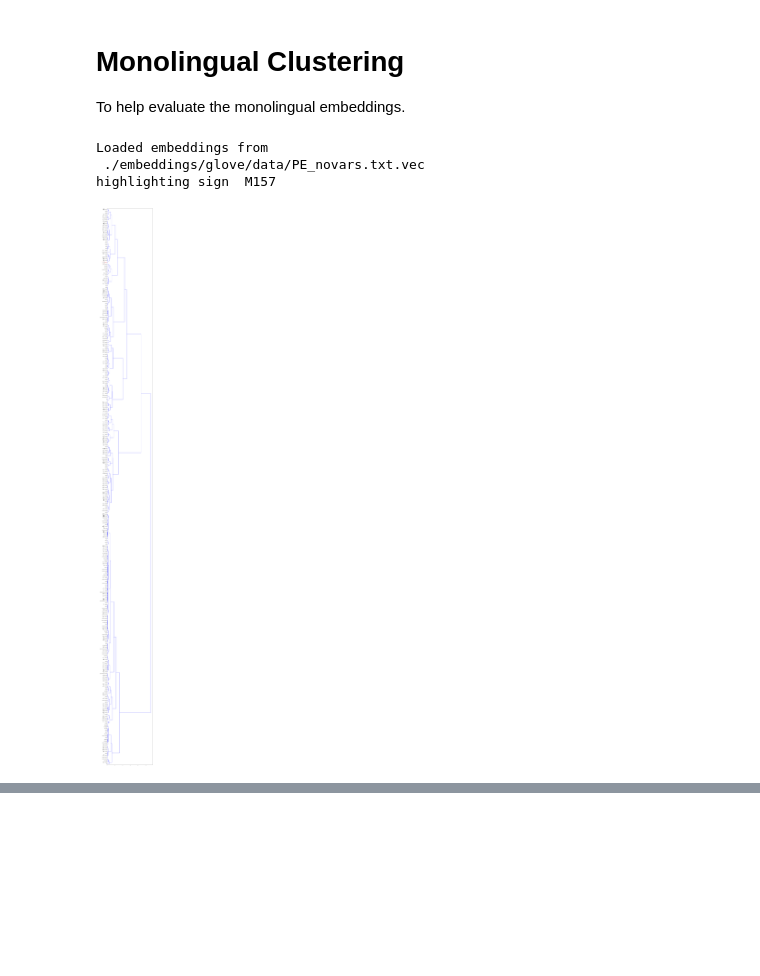
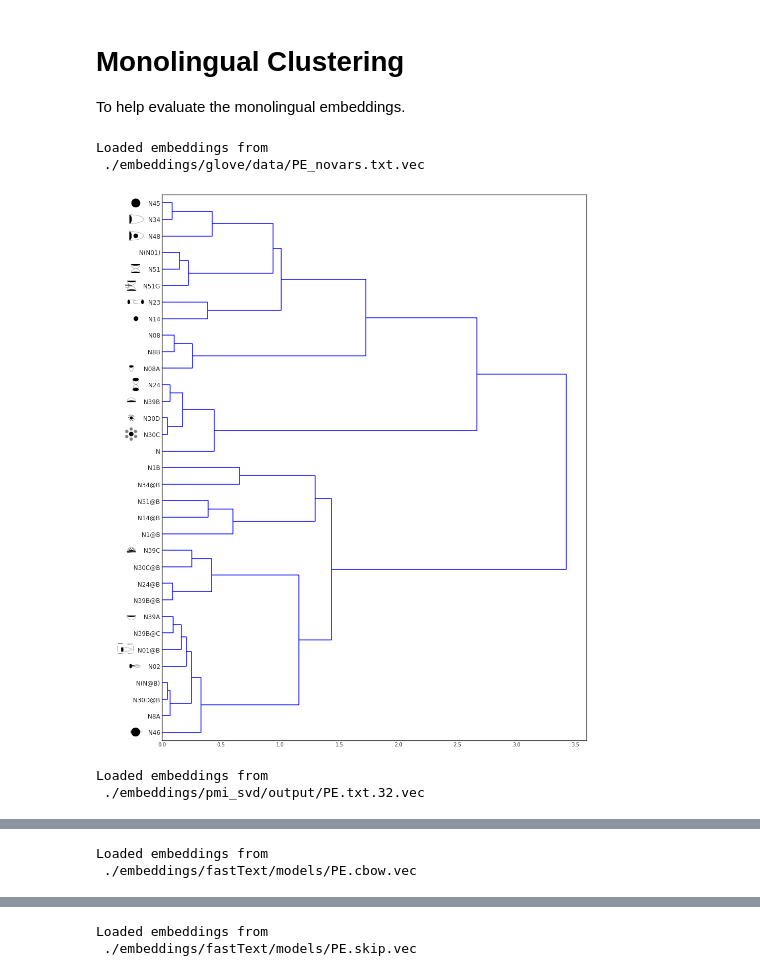
Before and after one commit to MrLogarithm/muse-visualization, a Jupyter notebook: visualize.ipynb, the cells around one changed output, grey strips where cells are left out. Saved outputs shown, nothing was run; the diff lists cells and outputs as text; code cells hidden in the pictures; blank space fills up the shorter version.

Commit message:
added comparison of clusterings over numeric signs to help evaluation

```diff
--- a/visualize.ipynb
+++ b/visualize.ipynb
@@ -47,8 +47,8 @@ dim=32
 # tgt_path = './embeddings/fastText/models/PC.skip.vec'
 
 # GloVe ###############################
-# src_path = './embeddings/glove/data/PE.txt.vec'
-# tgt_path = './embeddings/glove/data/PC.txt.vec'
+src_path = './embeddings/glove/data/PE.txt.vec'
+tgt_path = './embeddings/glove/data/PC.txt.vec'
 
 ## MUSE ############################
 # src_path = './embeddings/aligned/fastText/vectors-pe_supervised.vec'
@@ -61,8 +61,8 @@ dim=32
 # src_path = './embeddings/aligned/pmi/vectors-pe_unsupervised.vec'
 # tgt_path = './embeddings/aligned/pmi/vectors-pc_unsupervised.vec'
 # ########
-src_path = './embeddings/aligned/glove/vectors-pe_supervised.vec'
-tgt_path = './embeddings/aligned/glove/vectors-pc_supervised.vec'
+# src_path = './embeddings/aligned/glove/vectors-pe_supervised.vec'
+# tgt_path = './embeddings/aligned/glove/vectors-pc_supervised.vec'
 # src_path = './embeddings/aligned/glove/vectors-pe_unsupervised.vec'
 # tgt_path = './embeddings/aligned/glove/vectors-pc_unsupervised.vec'
 
@@ -256,19 +256,28 @@ import PIL.ImageOps
 # for src_path in ['./embeddings/pmi_svd/output/PE_nonnumeric.txt.32.vec',
 #                  './embeddings/fastText/models/PE_nonnumeric.cbow.vec',
 #                  './embeddings/fastText/models/PE_nonnumeric.skip.vec']:
-for src_path in ['./embeddings/glove/data/PE_novars.txt.vec']:
+for src_path in ['./embeddings/glove/data/PE_novars.txt.vec',
+                 './embeddings/pmi_svd/output/PE.txt.32.vec',
+                 './embeddings/fastText/models/PE.cbow.vec',
+                 './embeddings/fastText/models/PE.skip.vec',
+                ]:
 
     nmax = 50000  # maximum number of word embeddings to load
     src_embeddings, src_id2word, src_word2id = load_vec(src_path, nmax)
     print("Loaded embeddings from\n", src_path)
 
+    def meets_condition(sign):
+        return sign.startswith("N")
 
     # Compute context vectors
     dists = []
     word2id = {v: k for k, v in src_id2word.items()}
     for word in word2id:
+        if not meets_condition(word):
+            continue
         word_emb = src_embeddings[word2id[word]]
         scores = (src_embeddings / np.linalg.norm(src_embeddings, 2, 1)[:, None]).dot(word_emb / np.linalg.norm(word_emb))
+        scores = scores[ np.array([i for i,w in enumerate(word2id) if meets_condition(w)]) ]
         dists.append( 1 - scores )
 
     reduced_dists = []
@@ -277,7 +286,9 @@ for src_path in ['./embeddings/glove/data/PE_novars.txt.vec']:
             reduced_dists.append(value)
 
     # labels, contexts = util.get_contexts( threshold=THRESHOLD, normalizeSigns=NORMALIZE )
-    padded_labels = [ "                 %s" % (word) for word in word2id ]
+#     padded_labels = [ "                 %s" % (word) for word in word2id ]
+    ###
+    padded_labels = [ "                 %s" % (word) for word in word2id if meets_condition(word) ]
 
     # # Cluster signs:
 #     clusters_neighbor = linkage(reduced_dists, metric='cosine', method='complete')
@@ -313,7 +324,10 @@ for src_path in ['./embeddings/glove/data/PE_novars.txt.vec']:
                 print("highlighting sign ",sign)
                 draw_highlight = True
                 label.set_color('red')
-            signimg = "./pngs/PE_mainforms/"+sign.upper().replace("~","-")+".png"
+            if sign.startswith("N"):
+                signimg = "./pngs/PE_num/1("+sign.upper().replace("~","-")+").png"
+            else:
+                signimg = "./pngs/PE_mainforms/"+sign.upper().replace("~","-")+".png"
             coords = (0,1,label_posns[i]+1,label_posns[i])
 
             try:
@@ -324,33 +338,34 @@ for src_path in ['./embeddings/glove/data/PE_novars.txt.vec']:
 
                 newData = []
                 for item in data:
                     if item[0] == 255 and item[1] == 255 and item[2] == 255:
                         newData.append((255, 255, 255, 0))
                     else:
                         newData.append(item)
 
                 arr_img.putdata(newData)
 
 
                 imagebox = OffsetImage(arr_img, zoom=0.45, interpolation='bicubic')
                 imagebox.image.axes = ax
                 xy = [0,1*label_posns[i]]
                 ab = AnnotationBbox(imagebox, xy,
                                     xybox=(-25. + (-9*(len(sign))),0.),
                                     xycoords='data',
                                     boxcoords="offset points",
                                     pad=0,
                                     bboxprops=dict(edgecolor='red' if draw_highlight else 'none',alpha=0.5 if draw_highlight else 0)
                                     )
                 ax.add_artist(ab)
             except FileNotFoundError:
                 pass
 
         plt.show()
 
-    draw_dendrogram(clusters_neighbor, padded_labels, highlight=["M157", "M157~A"])
+    draw_dendrogram(clusters_neighbor, padded_labels, highlight=[])
 # %% [output]
 Loaded embeddings from
  ./embeddings/glove/data/PE_novars.txt.vec
-highlighting sign  M157
-[figure, old version]
+[figure, new version]
+Loaded embeddings from
+ ./embeddings/pmi_svd/output/PE.txt.32.vec
@@ -356,0 +373,2 @@ highlighting sign  M157
+Loaded embeddings from
+ ./embeddings/fastText/models/PE.cbow.vec
@@ -356,0 +376,2 @@ highlighting sign  M157
+Loaded embeddings from
+ ./embeddings/fastText/models/PE.skip.vec
```
Also changed, not shown: parts of 6 cells of this notebook.
